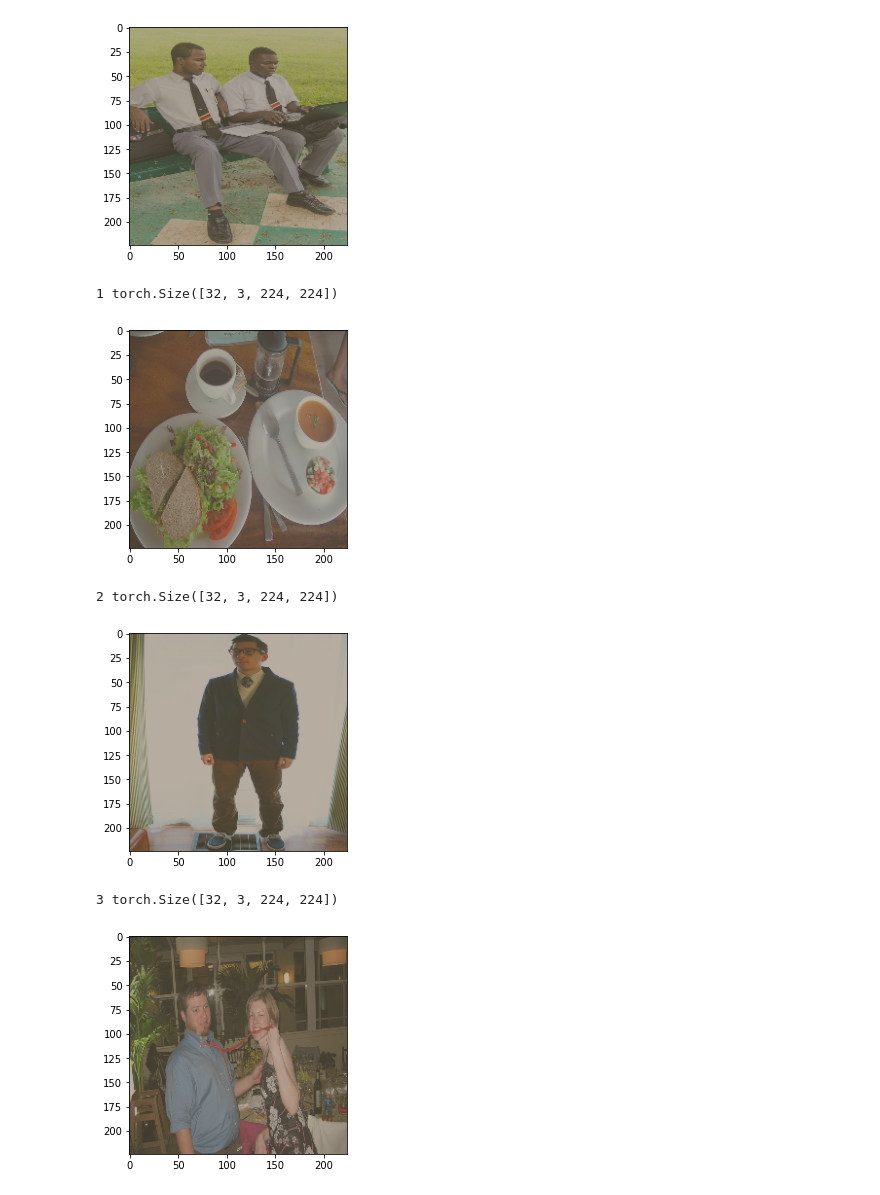
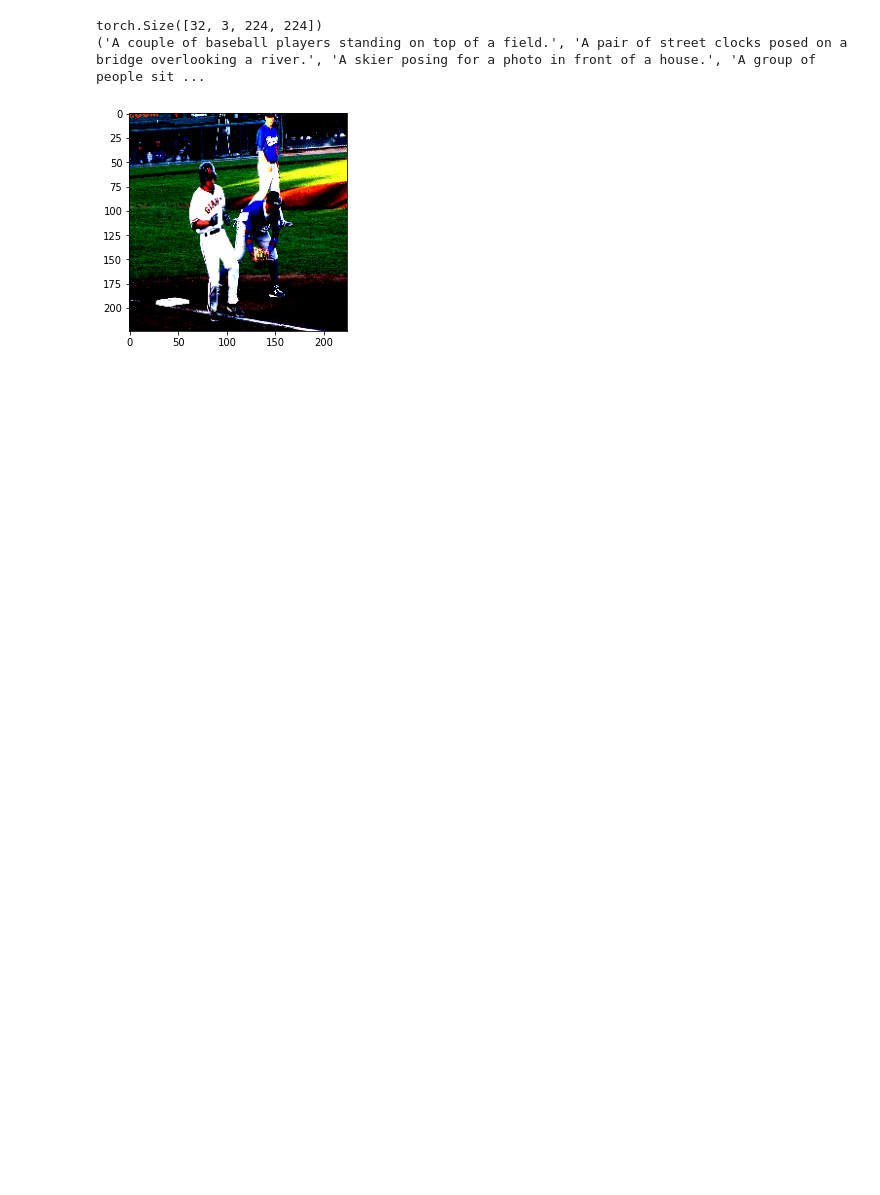
Before and after one commit to saeedzou/Multi-modal-Sentiment-Analysis-on-MSCTD-Dataset, a Jupyter notebook: coco_people_image.ipynb, the cells around one changed output. Drawn from its saved outputs; the diff is of its cells as text; code cells hidden in the pictures; blank space fills up the shorter version.

Commit message:
returing First caption of image

```diff
--- a/coco_people_image.ipynb
+++ b/coco_people_image.ipynb
@@ -71,8 +65,9 @@ from torchvision import transforms
 from torch.utils.data import Dataset
 
 class COCOPeopleDataset(Dataset):
-    def __init__(self, annFile, transforms=None):
+    def __init__(self, annFile,captions_path, transforms=None):
         self.coco = COCO(annFile)
+        self.coco_caps = COCO(captions_path)
         self.imgIds = self.coco.getImgIds(catIds=self.coco.getCatIds(catNms=['person']))
         self.transforms = transforms
 
@@ -85,14 +80,18 @@ class COCOPeopleDataset(Dataset):
         image = cv2.imread(path)
         image = cv2.cvtColor(image, cv2.COLOR_BGR2RGB)
         image = image.astype(np.float32) / 255.0
+        # load image captions
+        annIds = self.coco_caps.getAnnIds(imgIds=img['id'])
+        anns = self.coco_caps.loadAnns(annIds)
+        #first caption
+        caption = anns[0]['caption']
 
         if self.transforms is not None:
             image = self.transforms(image)
-
-        return image
+        return image,caption
 
 # Apply desired transformations
 transforms = transforms.Compose([transforms.ToTensor(), transforms.Resize((224, 224)), transforms.Normalize(mean=[0.485, 0.456, 0.406], std=[0.229, 0.224, 0.225])])
 
 # Create the dataset
-dataset = COCOPeopleDataset(annFile='/content/annotations/instances_train2014.json', transforms=transforms)
+dataset = COCOPeopleDataset(annFile='/content/annotations/instances_train2014.json',captions_path='/content/annotations/captions_train2014.json', transforms=transforms)
@@ -112,9 +122,9 @@ torch.Size([32, 3, 224, 224])
 # %%
-for i, data in enumerate(dataloader):
-    print(i, data.shape)
-    data = data * torch.tensor([0.229, 0.224, 0.225]).view(3, 1, 1) + torch.tensor([0.485, 0.456, 0.406]).view(3, 1, 1)
-    plt.imshow(data[0].permute(1, 2, 0))
+for i, (images, captions) in enumerate(dataloader):
+    print(images.shape)
+    print(captions[0])
+    # un
+    plt.imshow(images[0].permute(1, 2, 0))
     plt.show()
-    if i == 3:
-        break
+    break
 # %% [output]
@@ -122,7 +132,3 @@ for i, data in enumerate(dataloader):
+torch.Size([32, 3, 224, 224])
+('A couple of baseball players standing on top of a field.', 'A pair of street clocks posed on a bridge overlooking a river.', 'A skier posing for a photo in front of a house.', 'A group of people sit ...
-[figure, old version]
+[figure, new version]
-1 torch.Size([32, 3, 224, 224])
-[figure, removed]
-2 torch.Size([32, 3, 224, 224])
-[figure, removed]
-3 torch.Size([32, 3, 224, 224])
-[figure, removed]
```
Also changed, not shown: parts of 6 cells of this notebook.
